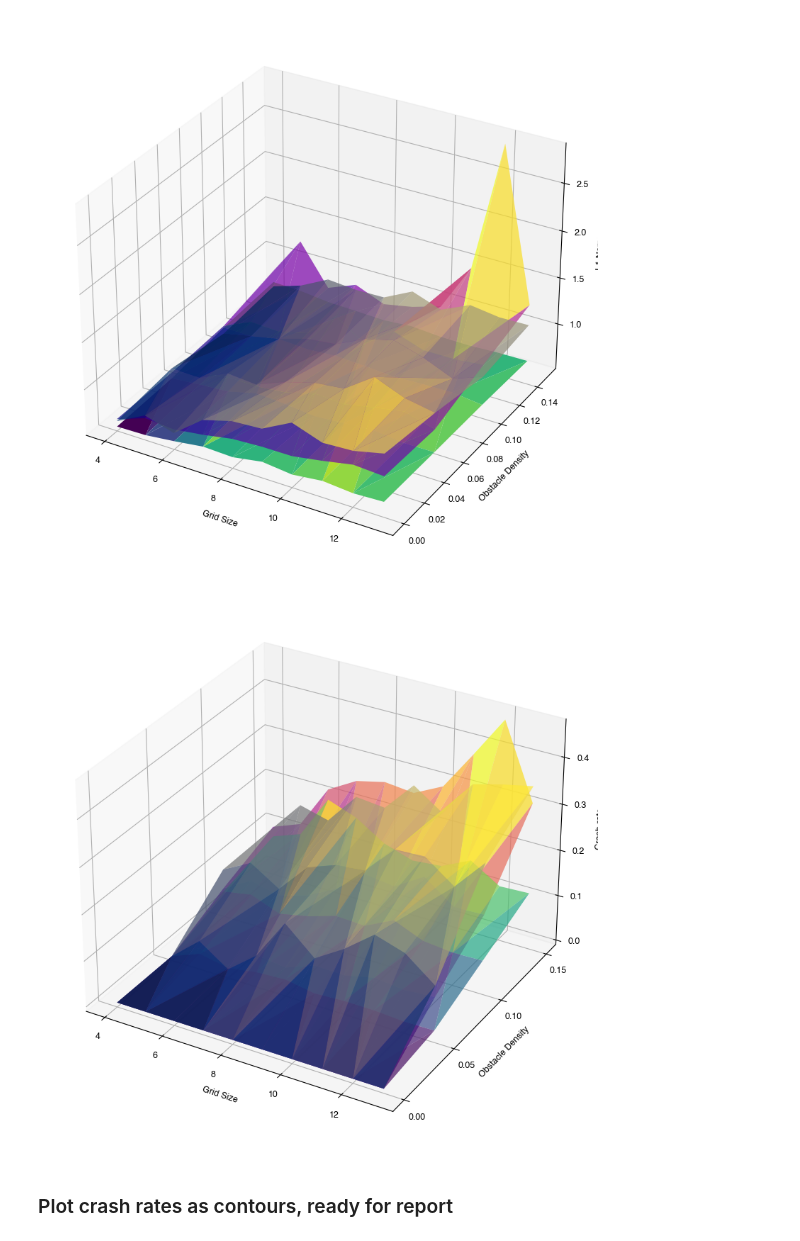
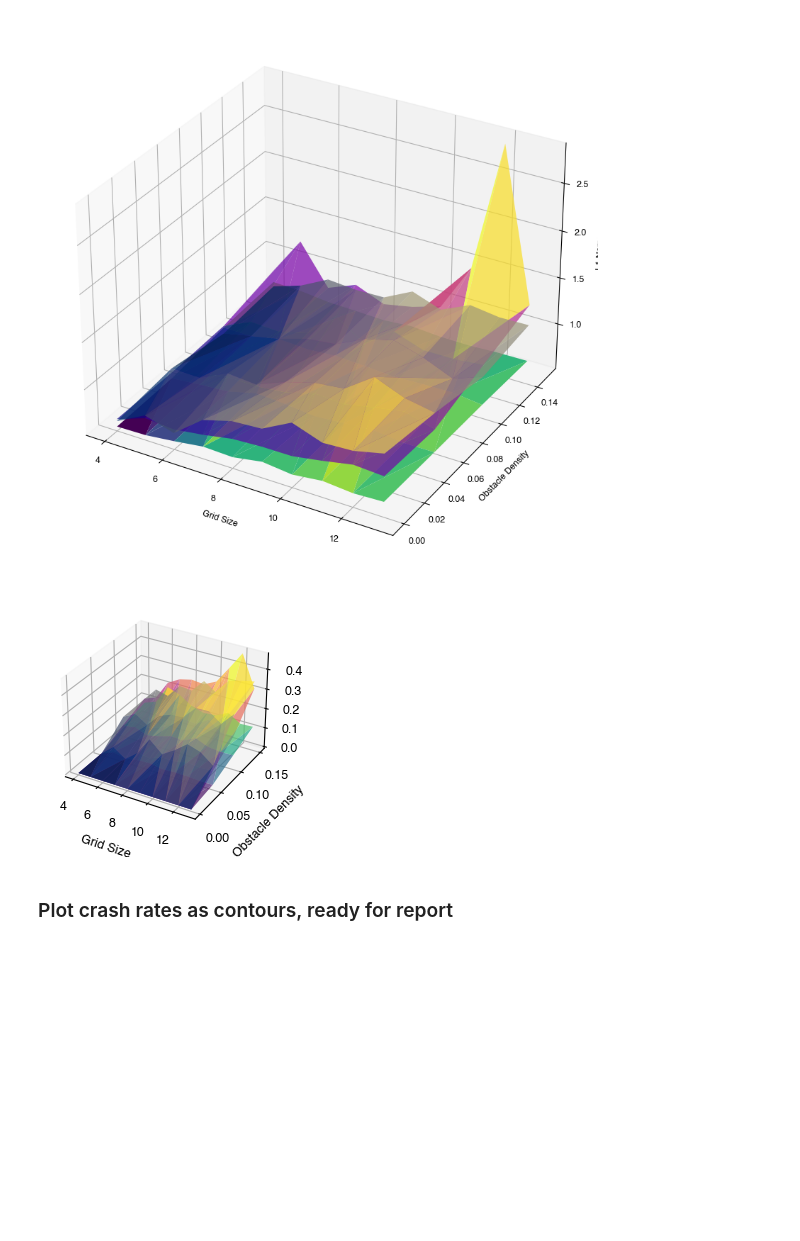
Before and after one commit to berkpereira/gridworld-numpy, a Jupyter notebook: eda_4d.ipynb, the cells around one changed output. Drawn from its saved outputs; the diff is of its cells as text; code cells hidden in the pictures; blank space fills up the shorter version.

```diff
--- a/eda_4d.ipynb
+++ b/eda_4d.ipynb
@@ -210,36 +210,36 @@ crash_rates_ip = df_sim_ip.groupby(['grid_size', 'obstacle_density', 'wind_param
 crash_rates_dp = df_sim_dp.groupby(['grid_size', 'obstacle_density', 'wind_param'])['l1_norm'].apply(lambda x: x.isna().sum() / len(x))
 crash_rates_mc = df_sim_mc.groupby(['grid_size', 'obstacle_density', 'wind_param'])['l1_norm'].apply(lambda x: x.isna().sum() / len(x))
 # %%
-fig = plt.figure()
+fig = plt.figure(figsize=(fsp.text_width, 3))
 ax = fig.add_subplot(111, projection='3d')
 
 wind_param_vals = [0.95]
 
 for wp in wind_param_vals:
 
     # Get the x, y, z values
     z_mc = crash_rates_mc.loc[:, :, wp]
     z_dp = crash_rates_dp.loc[:, :, wp]
     z_ip = crash_rates_ip.loc[:, :, wp]
 
     x = z_mc.index.get_level_values('grid_size')
     y = z_mc.index.get_level_values('obstacle_density')
 
     # Plot the 3D surfaces
     ax.plot_trisurf(x, y, z_mc, cmap='plasma', alpha = 0.7)
     ax.plot_trisurf(x, y, z_dp, cmap='viridis', alpha = 0.7)
     ax.plot_trisurf(x, y, z_ip, cmap='cividis', alpha = 0.7)
 
 
 # Set labels for the axes
 ax.set_xlabel('Grid Size')
 ax.set_ylabel('Obstacle Density')
 ax.set_zlabel('Crash rate')
 ax.set_yticks(np.arange(0, 0.16, 0.05))
 
 plt.show()
 # %% [output]
-[figure, old version]
+[figure, new version]
 # %% [markdown]
 ### Plot crash rates as contours, ready for report
 # %% [markdown]
```
Also changed, not shown: parts of 7 cells of this notebook.
